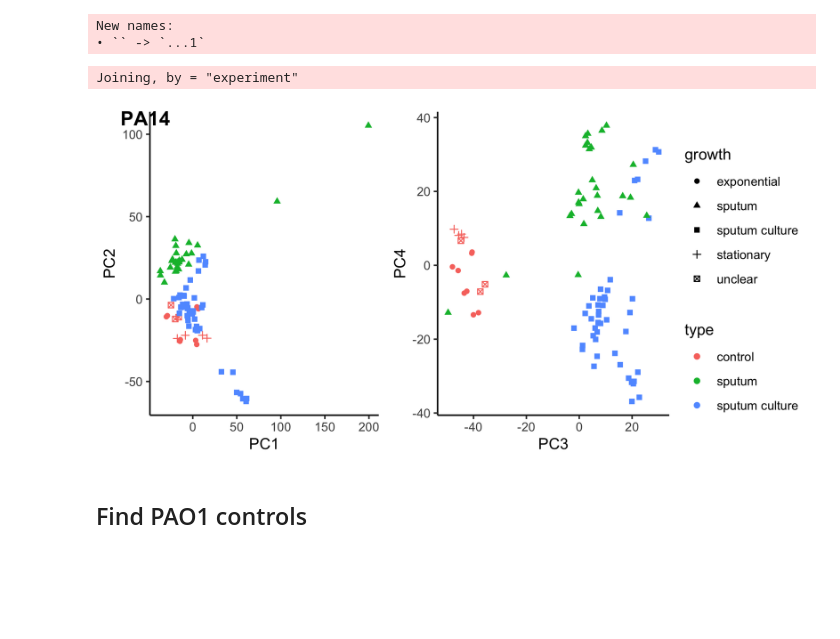
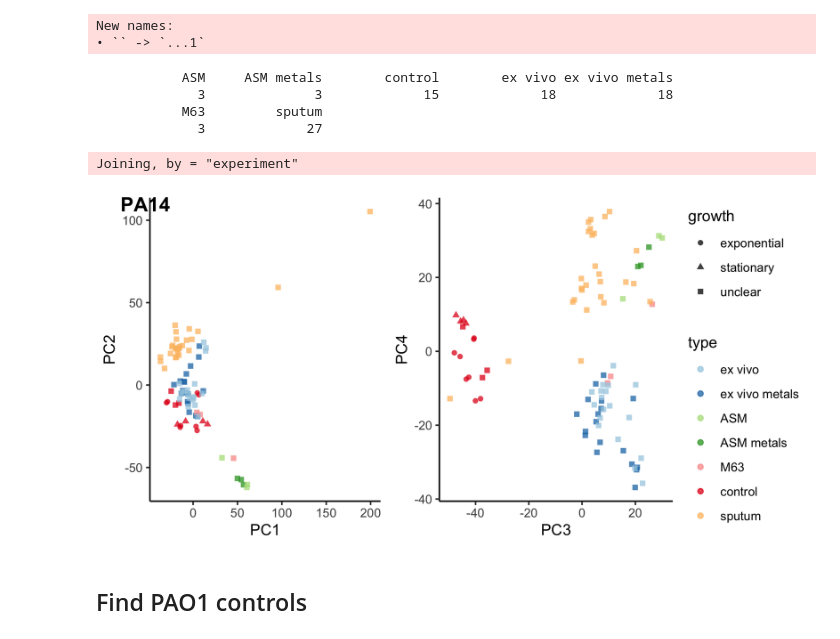
Before and after one commit to greenelab/2022-cf-sputum, a Jupyter notebook: notebooks/20220523_selecting_wt_ctrls.ipynb, the cells around one changed output. Cells and saved outputs as stored; diff of their text form; code cells hidden in the pictures; blank space fills up the shorter version.

```diff
--- a/notebooks/20220523_selecting_wt_ctrls.ipynb
+++ b/notebooks/20220523_selecting_wt_ctrls.ipynb
@@ -150,16 +150,27 @@ pa14_metadata <- data.frame(experiment = c('SRX474156', 'SRX474157', 'SRX8030422
 hogan_metadata <- read_csv("inputs/hogan_metadata.csv", show_col_types = F) %>%
   select(experiment = sample) %>%
   mutate(experiment = toupper(experiment),
-         growth = "sputum culture",
-         type = "sputum culture")
+         growth = "unclear",
+         tmp_type = ifelse(grepl("^ASM", experiment), "ASM",
+                           ifelse(grepl("^M63", experiment), "M63", "ex vivo")),
+         tmp_metals = ifelse(grepl("_M", experiment), "metals", ""),
+         type = trimws(paste(tmp_type, tmp_metals))) %>%
+  select(-tmp_type, -tmp_metals)
 
 public_metadata <- read_csv("inputs/metadata.csv", show_col_types = F) %>%
   select(experiment = experiment_accession) %>%
-  mutate(growth = "sputum",
+  mutate(growth = "unclear",
          type = "sputum")
 
 pa14_metadata <- bind_rows(pa14_metadata, hogan_metadata, public_metadata) %>%
   filter(experiment %in% colnames(compendium_pa14)) # remove samples that were filtered from compendium
+# %%
+table(pa14_metadata$type)
+# %% [output]
+           ASM     ASM metals        control        ex vivo ex vivo metals
+             3              3             15             18             18
+           M63         sputum
+             3             27
 # %%
 compendium_pa14_filt <- compendium_pa14 %>%
   column_to_rownames("gene") %>%
@@ -172,20 +183,26 @@ pc_pa14 <- prcomp(t(compendium_pa14_filt),
 pc_pa14_df <- data.frame(pc_pa14$x) %>%
   rownames_to_column("experiment") %>%
   left_join(pa14_metadata)
+
+pc_pa14_df$type <- factor(pc_pa14_df$type, levels = c("ex vivo", "ex vivo metals",
+                                                      "ASM", "ASM metals",
+                                                      "M63", "control", "sputum"))
 # %% [output]
 Joining, by = "experiment"
 # %%
 pc1_pc2_plt <- ggplot(pc_pa14_df, aes(x = PC1, y = PC2, color = type, shape = growth)) +
-  geom_point() +
-  theme_classic()
+  geom_point(alpha = .75) +
+  theme_classic() +
+  scale_color_brewer(palette = "Paired")
 
 pc3_pc4_plt <- ggplot(pc_pa14_df, aes(x = PC3, y = PC4, color = type, shape = growth)) +
-  geom_point() +
-  theme_classic()
+  geom_point(alpha = .75) +
+  theme_classic() +
+  scale_color_brewer(palette = "Paired")
 
 ggarrange(pc1_pc2_plt, pc3_pc4_plt, common.legend = T, legend = "right", labels = c("PA14", ""))
 # %% [output]
-[figure, old version]
+[figure, new version]
 # %% [markdown]
 ## Find PAO1 controls
 # %%
```
Also changed, not shown: parts of 2 cells of this notebook.
